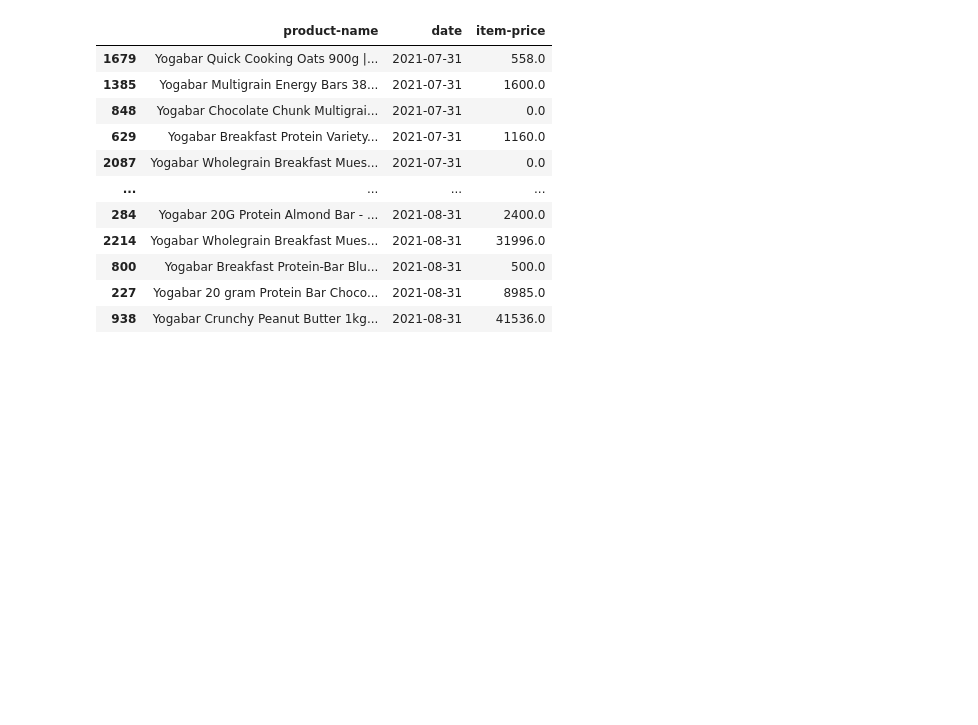
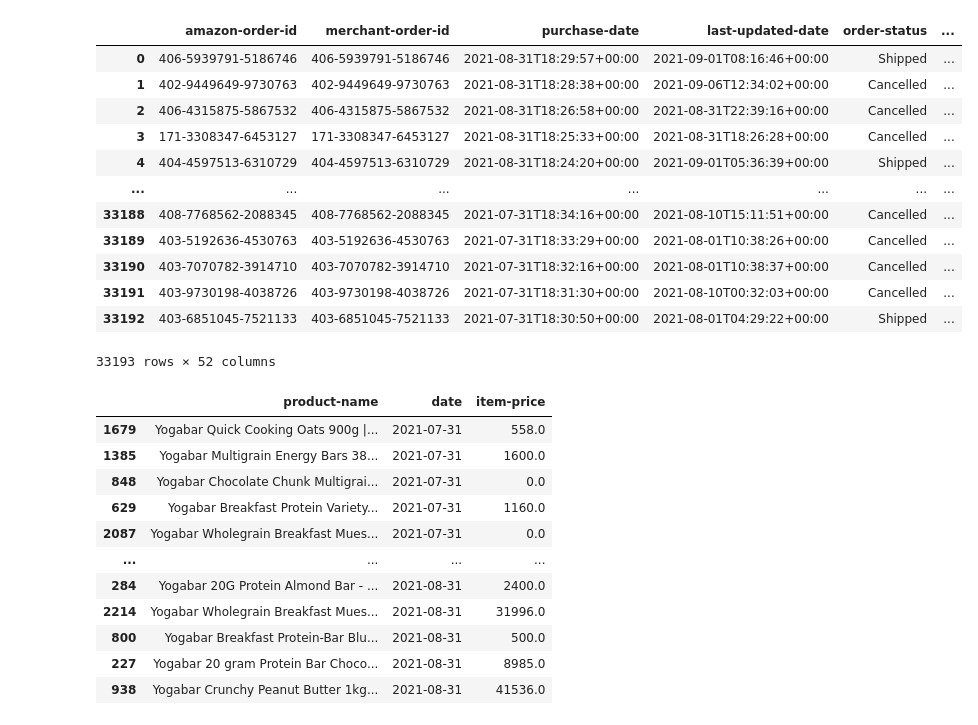
Before and after one commit to ruban19/learning-log, a Jupyter notebook: notebooks/yogabar.ipynb, the cells around one changed output. Cells and saved outputs as stored; diff of their text form; code cells hidden in the pictures; blank space fills up the shorter version.

```diff
--- a/notebooks/yogabar.ipynb
+++ b/notebooks/yogabar.ipynb
@@ -2,8 +2,8 @@
 import pandas as pd
 import numpy as np
 
-text_file = "/home/coochie/vscode/DeepLearing/August 2021 All Order Report (1).txt"
-excel_file = "/home/coochie/vscode/DeepLearing/Mapper (1).xlsx"
+text_file = "/home/coochie/vscode/DeepLearing/data/text_data/yogabar/August 2021 All Order Report (1).txt"
+excel_file = "/home/coochie/vscode/DeepLearing/data/text_data/yogabar/Mapper (1).xlsx"
 # %%
 orders = pd.read_csv(text_file, sep='\t')
 mapper  = pd.read_excel(excel_file)
@@ -10,3 +30,19 @@ mapper  = pd.read_excel(excel_file)
+# %%
+orders
+# %% [output]
+|  | amazon-order-id | merchant-order-id | purchase-date | last-updated-date | order-status | ... |
+| 0 | 406-5939791-5186746 | 406-5939791-5186746 | 2021-08-31T18:29:57+00:00 | 2021-09-01T08:16:46+00:00 | Shipped | ... |
+| 1 | 402-9449649-9730763 | 402-9449649-9730763 | 2021-08-31T18:28:38+00:00 | 2021-09-06T12:34:02+00:00 | Cancelled | ... |
+| 2 | 406-4315875-5867532 | 406-4315875-5867532 | 2021-08-31T18:26:58+00:00 | 2021-08-31T22:39:16+00:00 | Cancelled | ... |
+| 3 | 171-3308347-6453127 | 171-3308347-6453127 | 2021-08-31T18:25:33+00:00 | 2021-08-31T18:26:28+00:00 | Cancelled | ... |
+| 4 | 404-4597513-6310729 | 404-4597513-6310729 | 2021-08-31T18:24:20+00:00 | 2021-09-01T05:36:39+00:00 | Shipped | ... |
+| ... | ... | ... | ... | ... | ... | ... |
+| 33188 | 408-7768562-2088345 | 408-7768562-2088345 | 2021-07-31T18:34:16+00:00 | 2021-08-10T15:11:51+00:00 | Cancelled | ... |
+| 33189 | 403-5192636-4530763 | 403-5192636-4530763 | 2021-07-31T18:33:29+00:00 | 2021-08-01T10:38:26+00:00 | Cancelled | ... |
+| 33190 | 403-7070782-3914710 | 403-7070782-3914710 | 2021-07-31T18:32:16+00:00 | 2021-08-01T10:38:37+00:00 | Cancelled | ... |
+| 33191 | 403-9730198-4038726 | 403-9730198-4038726 | 2021-07-31T18:31:30+00:00 | 2021-08-10T00:32:03+00:00 | Cancelled | ... |
+| 33192 | 403-6851045-7521133 | 403-6851045-7521133 | 2021-07-31T18:30:50+00:00 | 2021-08-01T04:29:22+00:00 | Shipped | ... |
+33193 rows × 52 columns
 # %%
 def clean_orders(data):
     data['purchase-date'] = pd.to_datetime(data['purchase-date'], format='%Y-%m-%dT%H:%M:%S%z')
```
Also changed, not shown: parts of 1 cell of this notebook.
